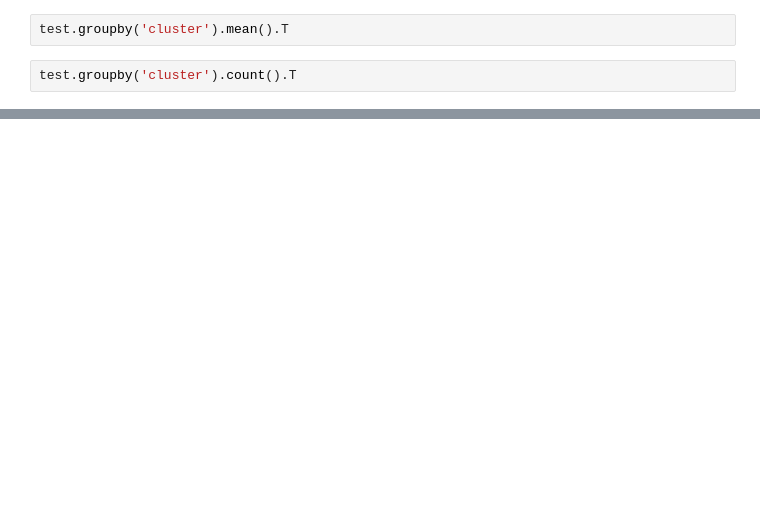
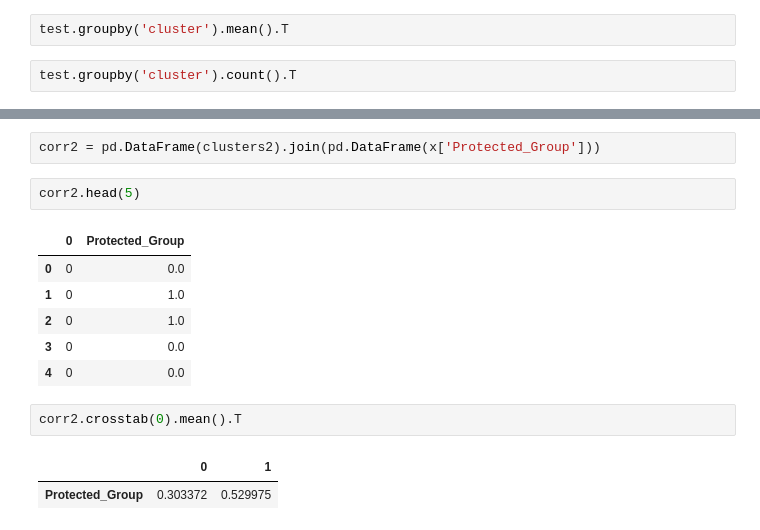
Before and after one commit to ianmburke2233/POIS-0202-Moixa, a Jupyter notebook: Correlations.ipynb, the cells around one changed output, grey strips where cells are left out. Cells and saved outputs as stored; diff of their text form; blank space fills up the shorter version.

```diff
--- a/Correlations.ipynb
+++ b/Correlations.ipynb
@@ -152,0 +224,16 @@ test.groupby('cluster').count().T
+# %%
+corr2 = pd.DataFrame(clusters2).join(pd.DataFrame(x['Protected_Group']))
+# %%
+corr2.head(5)
+# %% [output]
+|  | 0 | Protected_Group |
+| 0 | 0 | 0.0 |
+| 1 | 0 | 1.0 |
+| 2 | 0 | 1.0 |
+| 3 | 0 | 0.0 |
+| 4 | 0 | 0.0 |
+# %%
+corr2.crosstab(0).mean().T
+# %% [output]
+|  | 0 | 1 |
+| Protected_Group | 0.303372 | 0.529975 |
```
Also changed, not shown: parts of 15 cells of this notebook, 1 other file.
